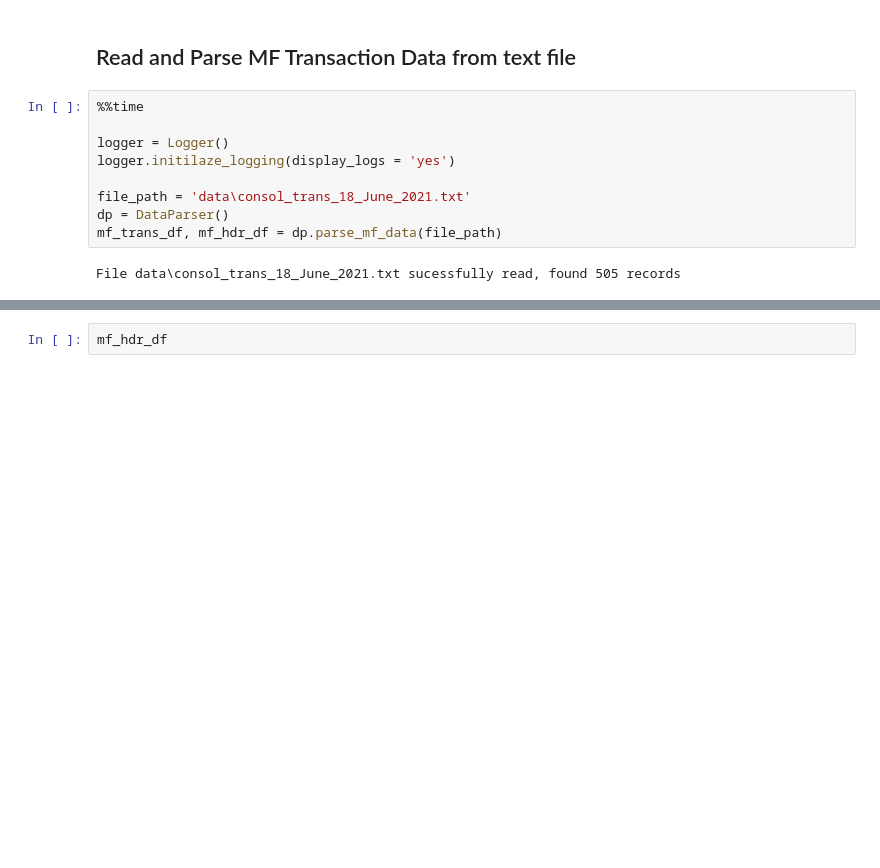
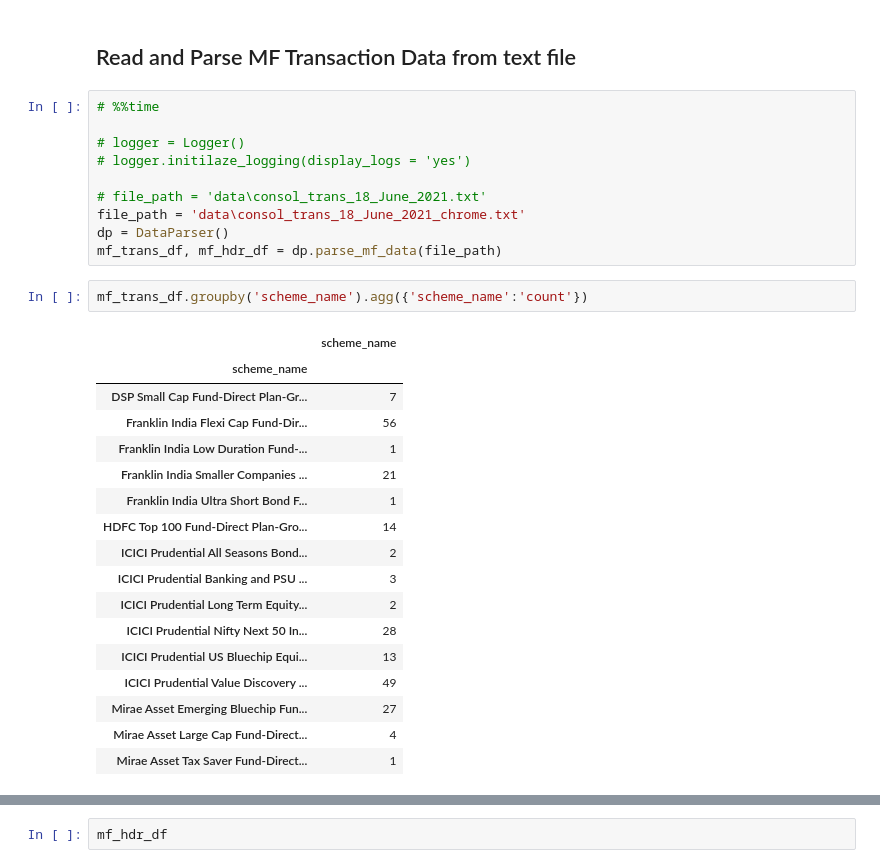
Before and after one commit to ajayrawatsap/mf_data, a Jupyter notebook: demo.ipynb, the cells around one changed output, grey strips where cells are left out. Cells and saved outputs as stored; diff of their text form; blank space fills up the shorter version.

```diff
--- a/demo.ipynb
+++ b/demo.ipynb
@@ -19,14 +19,33 @@ pd.set_option('display.max_colwidth', None)
 # %% [markdown]
 ## Read and Parse MF Transaction Data from text file
 # %%
-%%time
+# %%time
 
-logger = Logger()
-logger.initilaze_logging(display_logs = 'yes')
+# logger = Logger()
+# logger.initilaze_logging(display_logs = 'yes')
 
-file_path = 'data\consol_trans_18_June_2021.txt'
+# file_path = 'data\consol_trans_18_June_2021.txt'
+file_path = 'data\consol_trans_18_June_2021_chrome.txt'
 dp = DataParser()
 mf_trans_df, mf_hdr_df = dp.parse_mf_data(file_path)
-# %% [output]
-File data\consol_trans_18_June_2021.txt sucessfully read, found 505 records
+# %%
+mf_trans_df.groupby('scheme_name').agg({'scheme_name':'count'})
+# %% [output]
+|  | scheme_name |
+| scheme_name |  |
+| DSP Small Cap Fund-Direct Plan-Gr... | 7 |
+| Franklin India Flexi Cap Fund-Dir... | 56 |
+| Franklin India Low Duration Fund-... | 1 |
+| Franklin India Smaller Companies ... | 21 |
+| Franklin India Ultra Short Bond F... | 1 |
+| HDFC Top 100 Fund-Direct Plan-Gro... | 14 |
+| ICICI Prudential All Seasons Bond... | 2 |
+| ICICI Prudential Banking and PSU ... | 3 |
+| ICICI Prudential Long Term Equity... | 2 |
+| ICICI Prudential Nifty Next 50 In... | 28 |
+| ICICI Prudential US Bluechip Equi... | 13 |
+| ICICI Prudential Value Discovery ... | 49 |
+| Mirae Asset Emerging Bluechip Fun... | 27 |
+| Mirae Asset Large Cap Fund-Direct... | 4 |
+| Mirae Asset Tax Saver Fund-Direct... | 1 |
 # %%
```
Also changed, not shown: parts of 9 cells of this notebook, 7 other files.
